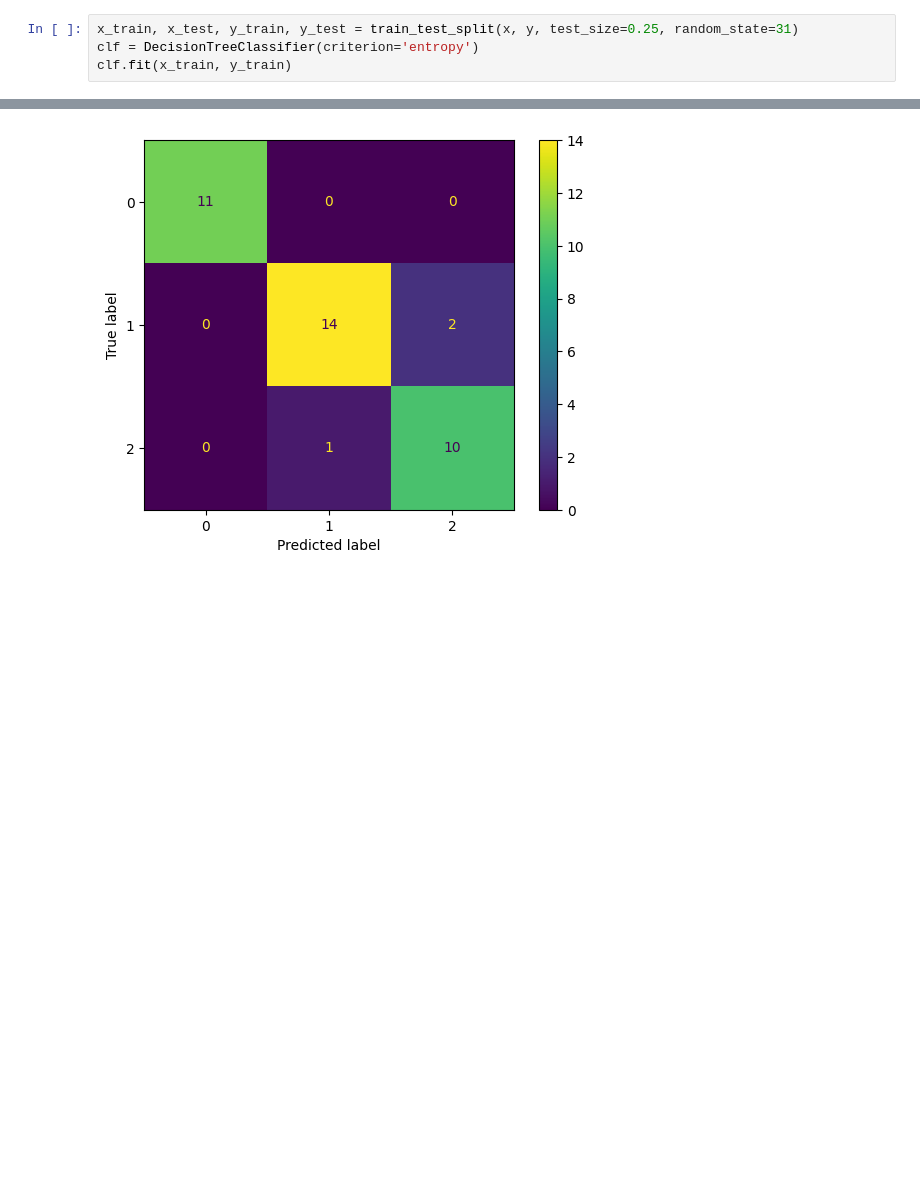
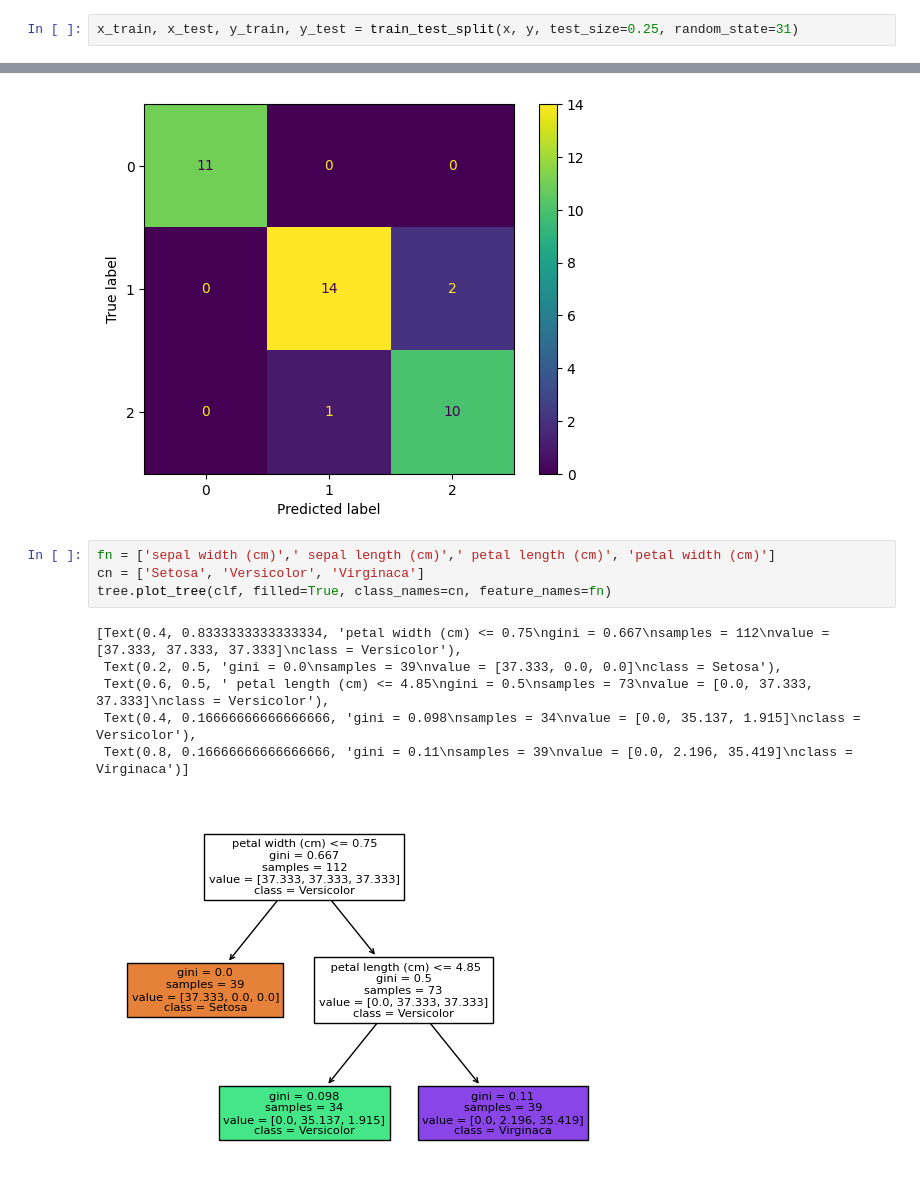
Before and after one commit to user357/big-data, a Jupyter notebook: scikit-iris.ipynb, the cells around one changed output, grey strips where cells are left out. Cells and saved outputs as stored; diff of their text form; blank space fills up the shorter version.

```diff
--- a/scikit-iris.ipynb
+++ b/scikit-iris.ipynb
@@ -28,4 +49,2 @@ x, y = iris.data, iris.target
 # %%
 x_train, x_test, y_train, y_test = train_test_split(x, y, test_size=0.25, random_state=31)
-clf = DecisionTreeClassifier(criterion='entropy')
-clf.fit(x_train, y_train)
@@ -56,3 +73,14 @@ disp.plot()
 # %% [output]
 <sklearn.metrics._plot.confusion_matrix.ConfusionMatrixDisplay at 0x...>
 [figure]
+# %%
+fn = ['sepal width (cm)',' sepal length (cm)',' petal length (cm)', 'petal width (cm)']
+cn = ['Setosa', 'Versicolor', 'Virginaca']
+tree.plot_tree(clf, filled=True, class_names=cn, feature_names=fn)
+# %% [output]
+[Text(0.4, 0.8333333333333334, 'petal width (cm) <= 0.75\ngini = 0.667\nsamples = 112\nvalue = [37.333, 37.333, 37.333]\nclass = Versicolor'),
+ Text(0.2, 0.5, 'gini = 0.0\nsamples = 39\nvalue = [37.333, 0.0, 0.0]\nclass = Setosa'),
+ Text(0.6, 0.5, ' petal length (cm) <= 4.85\ngini = 0.5\nsamples = 73\nvalue = [0.0, 37.333, 37.333]\nclass = Versicolor'),
+ Text(0.4, 0.16666666666666666, 'gini = 0.098\nsamples = 34\nvalue = [0.0, 35.137, 1.915]\nclass = Versicolor'),
+ Text(0.8, 0.16666666666666666, 'gini = 0.11\nsamples = 39\nvalue = [0.0, 2.196, 35.419]\nclass = Virginaca')]
+[figure, added]
```
Also changed, not shown: parts of 4 cells of this notebook.
